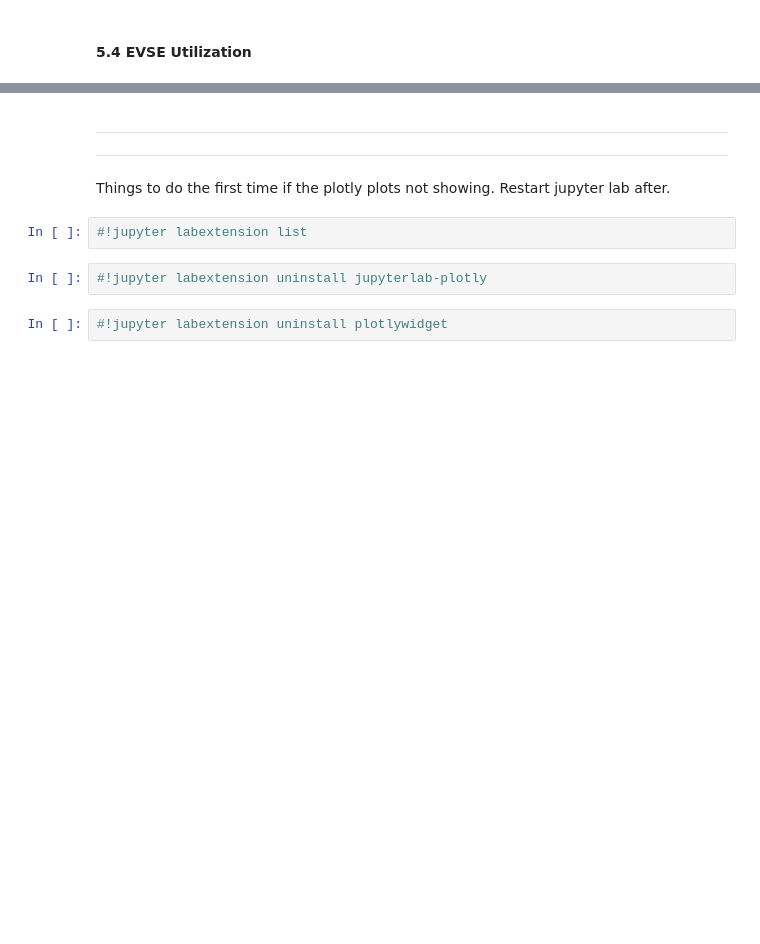
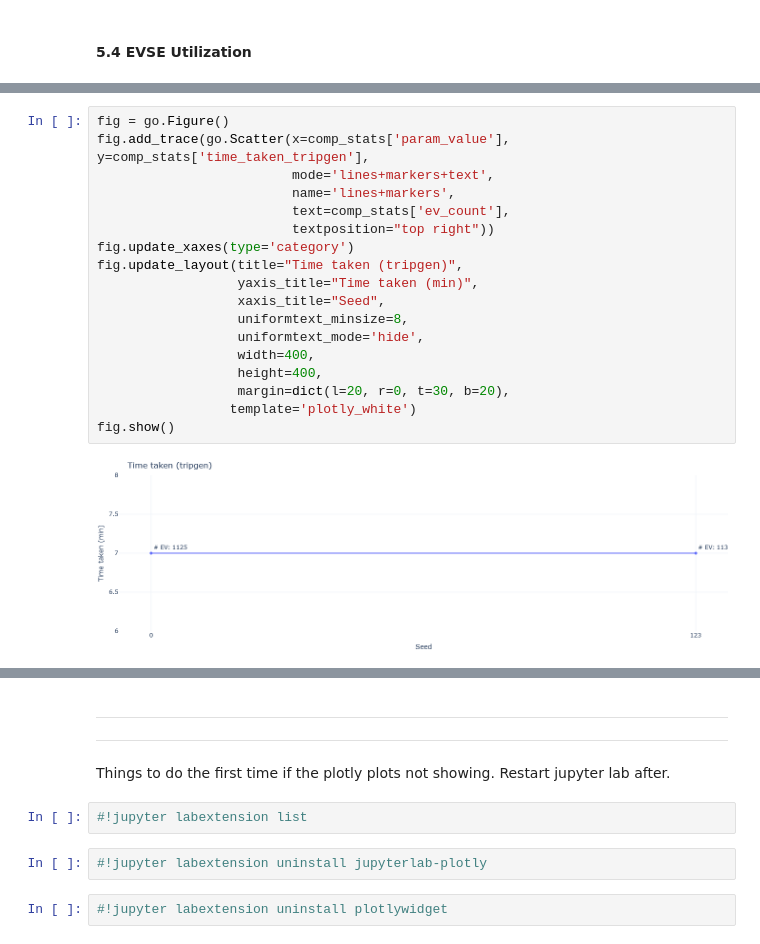
Before and after one commit to chintanp/ChargEval, a Jupyter notebook: scripts/sensitivity_seed.ipynb, the cells around one changed output, grey strips where cells are left out. Cells and saved outputs as stored; diff of their text form; blank space fills up the shorter version.

```diff
--- a/scripts/sensitivity_seed.ipynb
+++ b/scripts/sensitivity_seed.ipynb
@@ -351,0 +391,20 @@ fig.show()
+# %%
+fig = go.Figure()
+fig.add_trace(go.Scatter(x=comp_stats['param_value'], y=comp_stats['time_taken_tripgen'],
+                         mode='lines+markers+text',
+                         name='lines+markers',
+                         text=comp_stats['ev_count'],
+                         textposition="top right"))
+fig.update_xaxes(type='category')
+fig.update_layout(title="Time taken (tripgen)",
+                  yaxis_title="Time taken (min)",
+                  xaxis_title="Seed",
+                  uniformtext_minsize=8,
+                  uniformtext_mode='hide',
+                  width=400,
+                  height=400,
+                  margin=dict(l=20, r=0, t=30, b=20),
+                 template='plotly_white')
+fig.show()
+# %% [output]
+[figure, added]
```
Also changed, not shown: parts of 7 cells of this notebook, 2 other files.
